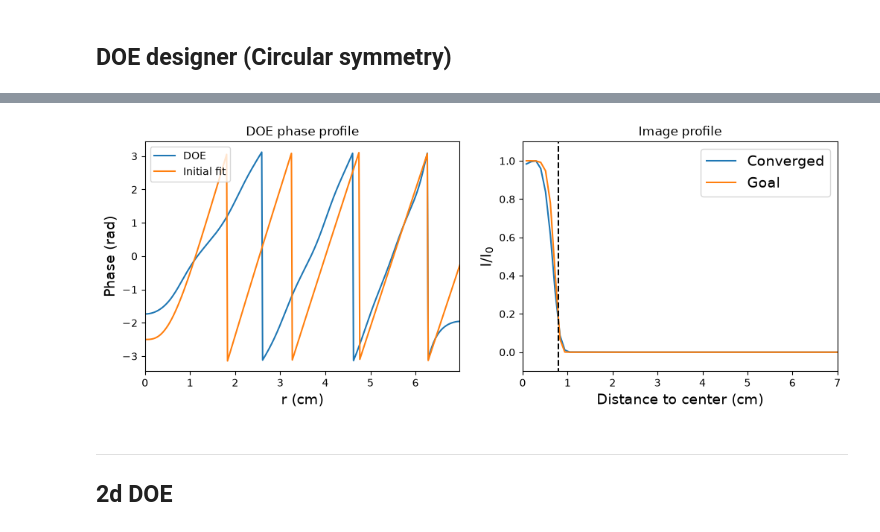
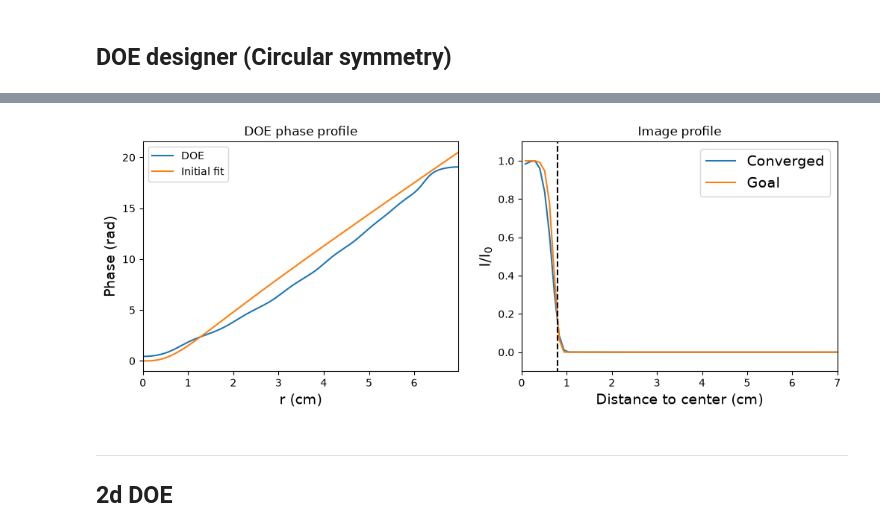
Before and after one commit to mlimonv12/MPTH-project, a Jupyter notebook: circular_symmetry.ipynb, the cells around one changed output, grey strips where cells are left out. Drawn from its saved outputs; the diff is of its cells as text; code cells hidden in the pictures.

```diff
--- a/circular_symmetry.ipynb
+++ b/circular_symmetry.ipynb
@@ -37,8 +37,8 @@ def GerchbergSaxton(inputProfile, goalFunction, transformer, radius = 100, maxit
     goalProfile = goalFunction * np.sqrt(P_in/P_goal)
 
 
-    n = 2
-    testfit = np.array([initialSlope*item*1e2 * (item*1e2)**n / ((item * 1e2)**n + 1) - 2.5 for item in r])
+    n = 2 # -2.5
+    testfit = np.array([initialSlope*item*1e2 * (item*1e2)**n / ((item * 1e2)**n + 1) for item in r])
     # define initial DOE
     U_DOE = np.exp(1j * testfit)
 
@@ -169,7 +169,7 @@ class GS_DOE:
     def showResults(self, wrapped = False):
         fig, axs = plt.subplots(1, 2, figsize = (12, 4))
 
-        testfit = np.array([self.initialSlope*item*1e2 * (item*1e2)**2 / ((item * 1e2)**2 + 1) - 2.5 for item in self.r])
+        testfit = np.array([self.initialSlope*item*1e2 * (item*1e2)**2 / ((item * 1e2)**2 + 1) for item in self.r])
 
         if wrapped:
             axs[0].plot(self.r*1e2, np.angle(self.DOE), label = "DOE")
@@ -229,7 +229,7 @@ Error =  0.01015145533795436
 # %%
-DOE_maker.showResults(wrapped = True)
+DOE_maker.showResults(wrapped = False)
 # %% [output]
-[figure, old version]
+[figure, new version]
 # %% [markdown]
 ---
 
```
Also changed, not shown: parts of 4 cells of this notebook.
